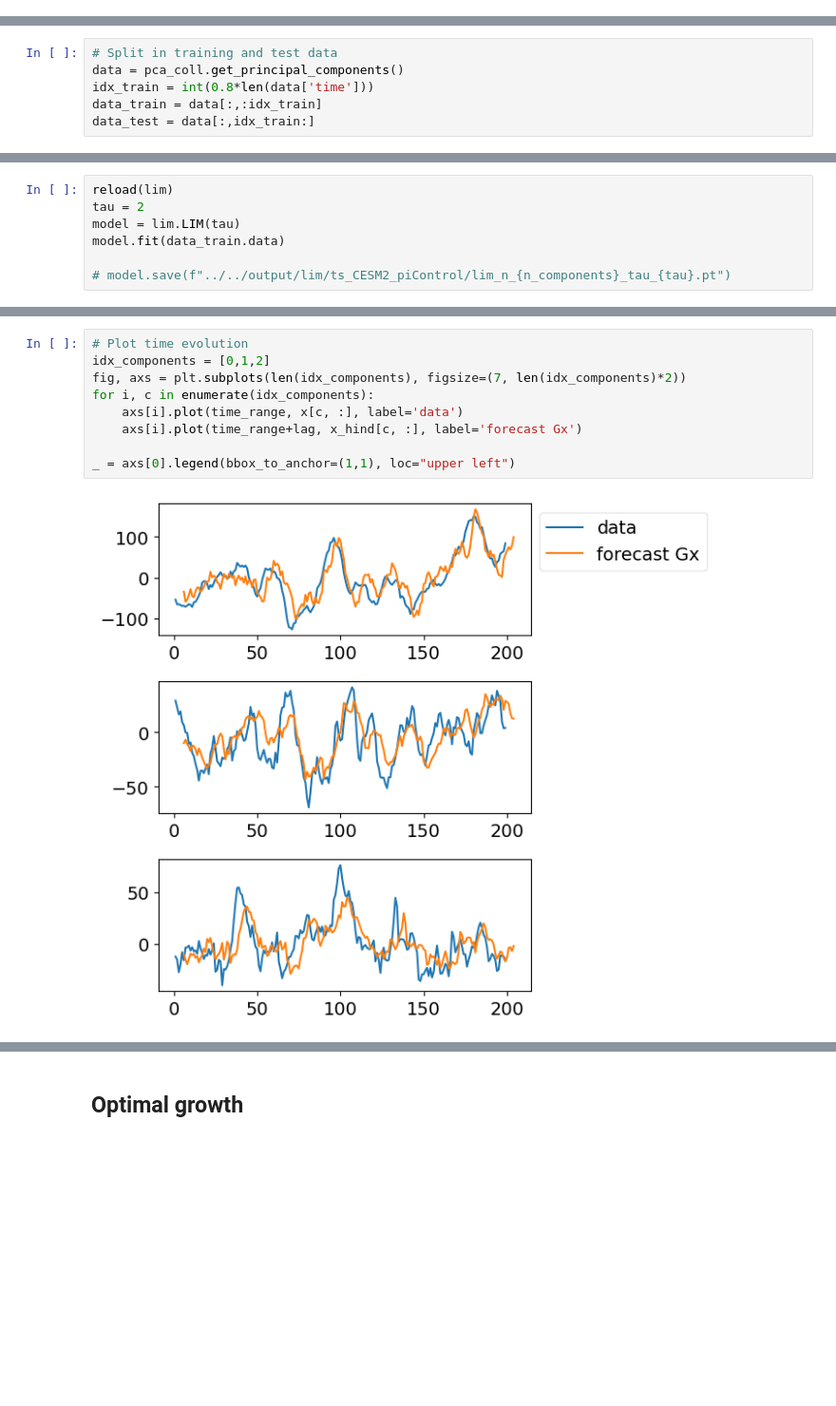
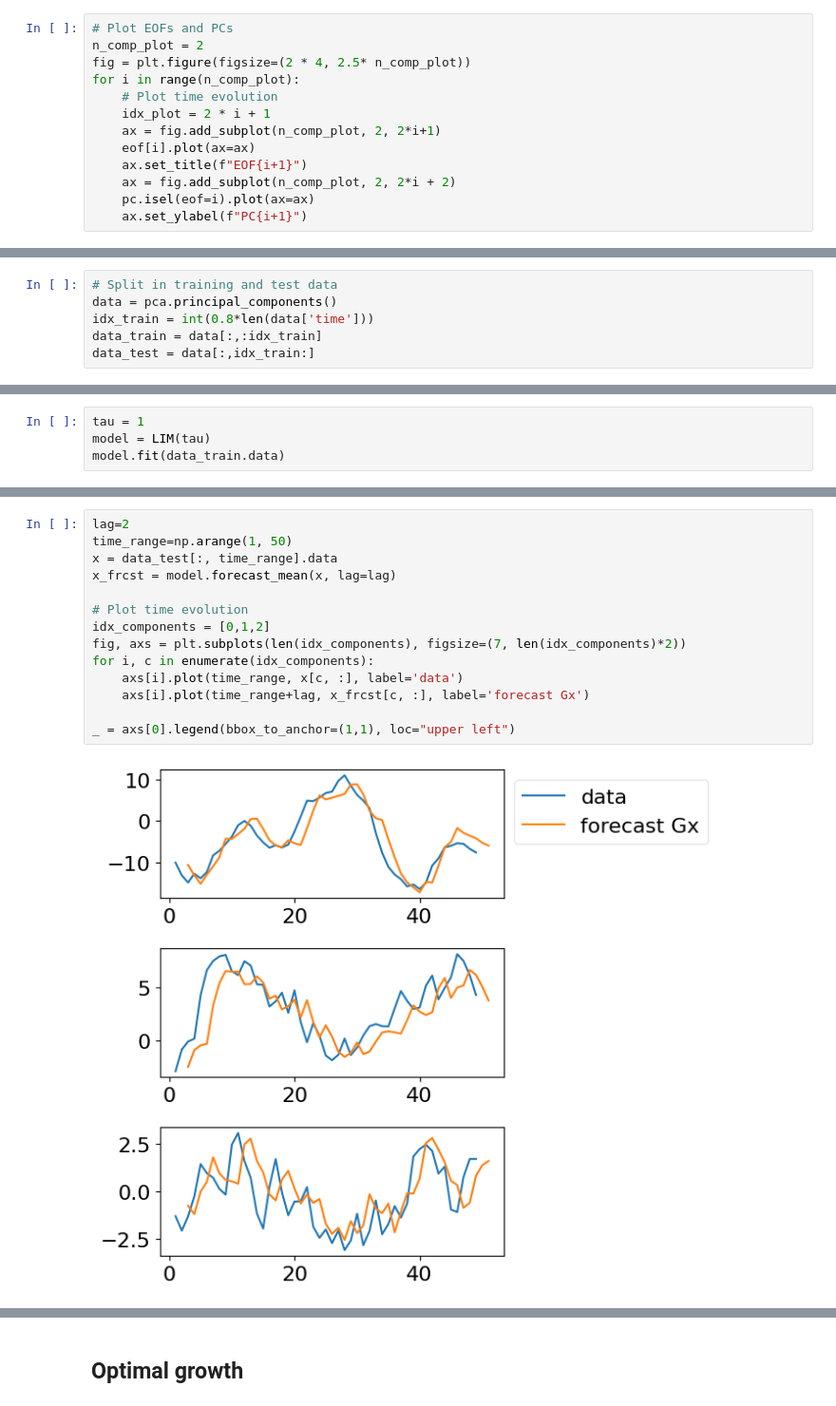
Before and after one commit to jakob-schloer/tutorials, a Jupyter notebook: LIM/stlim.ipynb, the cells around one changed output, grey strips where cells are left out. Shown at 95% size. Cells and saved outputs as stored; diff of their text form; blank space fills up the shorter version.

```diff
--- a/LIM/stlim.ipynb
+++ b/LIM/stlim.ipynb
@@ -87,0 +35,13 @@ Create EOF of zosa!
+# %%
+# Plot EOFs and PCs
+n_comp_plot = 2
+fig = plt.figure(figsize=(2 * 4, 2.5* n_comp_plot))
+for i in range(n_comp_plot):
+    # Plot time evolution
+    idx_plot = 2 * i + 1
+    ax = fig.add_subplot(n_comp_plot, 2, 2*i+1)
+    eof[i].plot(ax=ax)
+    ax.set_title(f"EOF{i+1}")
+    ax = fig.add_subplot(n_comp_plot, 2, 2*i + 2)
+    pc.isel(eof=i).plot(ax=ax)
+    ax.set_ylabel(f"PC{i+1}")
@@ -88,6 +52,6 @@ Create EOF of zosa!
 # %%
 # Split in training and test data
-data = pca_coll.get_principal_components()
+data = pca.principal_components()
 idx_train = int(0.8*len(data['time']))
 data_train = data[:,:idx_train]
 data_test = data[:,idx_train:]
@@ -96,7 +57,0 @@ data_test = data[:,idx_train:]
-# %%
-reload(lim)
-tau = 2
-model = lim.LIM(tau)
-model.fit(data_train.data)
-
-# model.save(f"../../output/lim/ts_CESM2_piControl/lim_n_{n_components}_tau_{tau}.pt")
@@ -104,0 +196,4 @@ WARNING: Covariance matrix has negative values!
+# %%
+tau = 1
+model = LIM(tau)
+model.fit(data_train.data)
@@ -126,11 +219,16 @@ x_hind = model.forecast_mean(x, lag=lag)
 # %%
+lag=2
+time_range=np.arange(1, 50)
+x = data_test[:, time_range].data
+x_frcst = model.forecast_mean(x, lag=lag)
+
 # Plot time evolution
 idx_components = [0,1,2]
 fig, axs = plt.subplots(len(idx_components), figsize=(7, len(idx_components)*2))
 for i, c in enumerate(idx_components):
     axs[i].plot(time_range, x[c, :], label='data')
-    axs[i].plot(time_range+lag, x_hind[c, :], label='forecast Gx')
+    axs[i].plot(time_range+lag, x_frcst[c, :], label='forecast Gx')
 
 _ = axs[0].legend(bbox_to_anchor=(1,1), loc="upper left")
 # %% [output]
-[figure, old version]
+[figure, new version]
```
Also changed, not shown: parts of 66 cells of this notebook.
